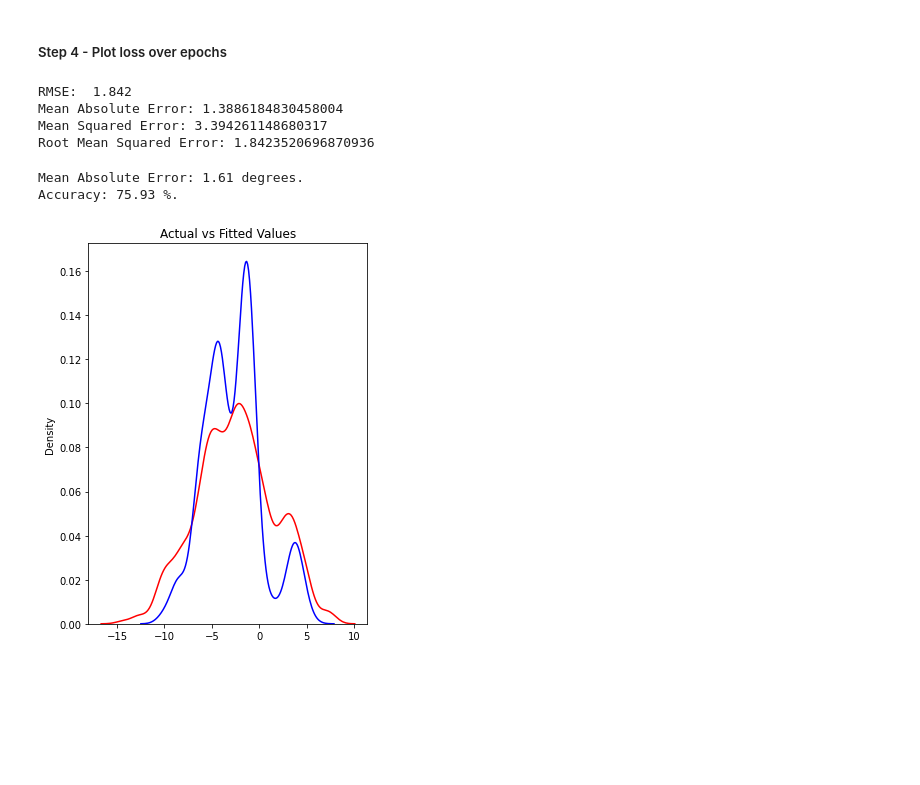
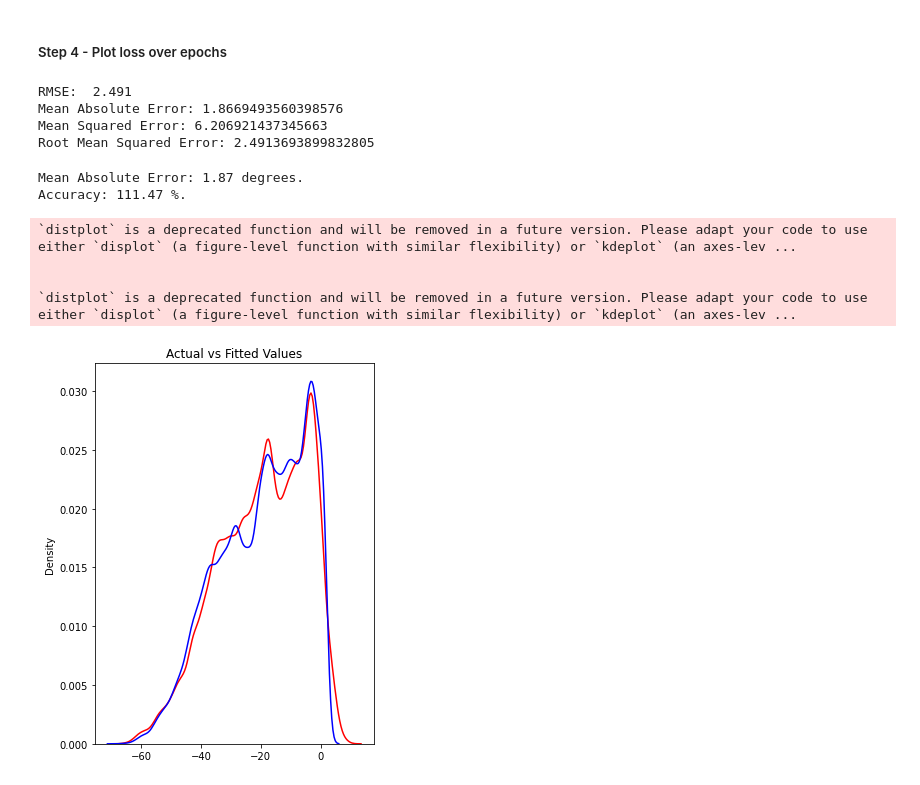
Before and after one commit to JayUpadhyayCS/DSFellowship, a Jupyter notebook: randomForest0809.ipynb, the cells around one changed output. Cells and saved outputs as stored; diff of their text form; code cells hidden in the pictures; blank space fills up the shorter version.

```diff
--- a/randomForest0809.ipynb
+++ b/randomForest0809.ipynb
@@ -80,14 +80,14 @@ Defined the plot_the_model and plot_the_loss_curve functions.
 # %% [markdown]
 ##### Read from file and establish dataframe and future functions
 # %%
-df=pd.read_csv('InSAR_data_south/displacement/export_dataframe1.csv')
+df=pd.read_csv('InSAR_data_south/displacement/traintestset3.csv')
 df=df.set_index([df.columns[0],df.columns[1]])
-df.columns=pd.to_datetime(df.columns, format='%Y%m%d')
+df.columns=pd.to_datetime(df.columns, format='%Y-%m-%d')
 df=df.dropna(axis=0, how='all')#drop full nan rows
 # %% [markdown]
 ##### Remove next line to include all data
 # %%
-df=df.iloc[500000:510000] #cuts data to long 120-119 approx
+#df=df.iloc[500000:510000] #cuts data to long 120-119 approx
 df
 # %% [output]
 |  |  | 2014-11-08 | 2014-12-02 | 2014-12-26 | 2015-02-12 | 2015-03-08 | 2015-04-01 | 2015-04-25 | ... |
@@ -114,13 +114,12 @@ timestep=10
 def shaping(datain, timestep):
     #print(arr)
     cnt=0
-
-    for row in range(0,len(datain.index),1750): #picks a row at every iteration, allows to reduction of input and inclusion of multiple time series, remove start and step to run on full dataset
+    for row in range(len(datain.index)): #picks a row at every iteration, allows to reduction of input and inclusion of multiple time series, remove start and step to run on full dataset
     # Convert input dataframe to array and flatten
-        arr=datain.iloc[row].to_numpy().flatten() # flatten row
-         #Find indices that you need to replace
-        arr=np.where(np.isnan(arr), ma.array(arr, mask=np.isnan(arr)).mean(), arr)
-        #arr[np.isnan(arr)] =
+        #datain.iloc[row].fillna(datain.iloc[row].mean).to_numpy().flatten()
+        arr=datain.iloc[row].interpolate().to_numpy().flatten() # flatten row
+        #arr=arr.fillna(arr.mean)
+        #arr=np.where(np.isnan(arr), ma.array(arr, mask=np.isnan(arr)).mean(), arr)
         for mth in range(0, len(datain.columns)-(2*timestep)+1): # Define range lenght of the dates - 2* amount of timesep?? +1
             cnt=cnt+1 # Gives us the number of samples. Later used to reshape the data
             X_start=mth # Start month for inputs of each sample
@@ -135,7 +134,6 @@ def shaping(datain, timestep):
             else:
                 X_comb=np.append(X_comb, arr[X_start:X_end])
                 Y_comb=np.append(Y_comb, arr[Y_start:Y_end])
-
     # Reshape input and target arrays
     X_out=np.reshape(X_comb, (cnt, timestep, 1))
     Y_out=np.reshape(Y_comb, (cnt, timestep, 1))
@@ -143,11 +141,17 @@ def shaping(datain, timestep):
 # %% [markdown]
 ##### Step 2 - Split and Shape data
 # %%
+test=pd.read_csv('InSAR_data_south/displacement/testset3.csv')
+test=test.set_index([test.columns[0],test.columns[1]])
+test.columns=pd.to_datetime(test.columns, format='%Y-%m-%d')
+test=test.dropna(axis=0, how='all')#drop full nan rows
 #train, test = train_test_split(df, test_size=0.2)
 # creates sequences to train
 #Need to decide on how to deal with rows with nans in them
-X , Y = shaping(datain=df, timestep= timestep )
-X_train, X_test, Y_train, Y_test = train_test_split(X,Y , test_size=0.2, random_state=28)
+X_train , Y_train = shaping(datain=df, timestep= timestep )
+X_test, Y_test=shaping(test,10)
+print(Y_test.shape)
+
 nsamples, nx, ny = X_train.shape
 X_train = X_train.reshape((nsamples,nx*ny))
 nsamples, nx, ny = Y_train.shape
@@ -156,3 +160,4 @@ nsamples, nx, ny = X_test.shape
 X_test = X_test.reshape((nsamples,nx*ny))
 nsamples, nx, ny = Y_test.shape
 Y_test = Y_test.reshape((nsamples,nx*ny))
+print(Y_test.shape)
@@ -225,10 +319,10 @@ print('Mean Absolute Error:', metrics.mean_absolute_error(Y_test, Y_pred))
 print('Mean Squared Error:', metrics.mean_squared_error(Y_test, Y_pred))
 print('Root Mean Squared Error:', np.sqrt(metrics.mean_squared_error(Y_test, Y_pred)))
 # %% [output]
-RMSE:  1.842
-Mean Absolute Error: 1.3886184830458004
-Mean Squared Error: 3.394261148680317
-Root Mean Squared Error: 1.8423520696870936
+RMSE:  2.491
+Mean Absolute Error: 1.8669493560398576
+Mean Squared Error: 6.206921437345663
+Root Mean Squared Error: 2.4913693899832805
 # %%
 # Calculate the absolute errors
 errors = abs(Y_pred - Y_test)
@@ -241,23 +335,27 @@ mape = 100 * (errors / Y_test)
 accuracy = 100 - np.mean(mape)
 print('Accuracy:', round(accuracy, 2), '%.')
 # %% [output]
-Mean Absolute Error: 1.61 degrees.
-Accuracy: 75.93 %.
+Mean Absolute Error: 1.87 degrees.
+Accuracy: 111.47 %.
 # %%
 import seaborn as sns
 plt.figure(figsize=(5, 7))
 
 
-ax = sns.distplot(Y, hist=False, color="r", label="Actual Value")
+ax = sns.distplot(Y_test, hist=False, color="r", label="Actual Value")
 sns.distplot(Y_pred, hist=False, color="b", label="Fitted Values" , ax=ax)
 
 
 plt.title('Actual vs Fitted Values')
 
 
 plt.show()
 plt.close()
 # %% [output]
+`distplot` is a deprecated function and will be removed in a future version. Please adapt your code to use either `displot` (a figure-level function with similar flexibility) or `kdeplot` (an axes-lev ...
+
+
+`distplot` is a deprecated function and will be removed in a future version. Please adapt your code to use either `displot` (a figure-level function with similar flexibility) or `kdeplot` (an axes-lev ...
-[figure, old version]
+[figure, new version]
 # %%
 ##### Step 5 - Print Performance Summary
```
Also changed, not shown: parts of 8 cells of this notebook, 19 other files.
